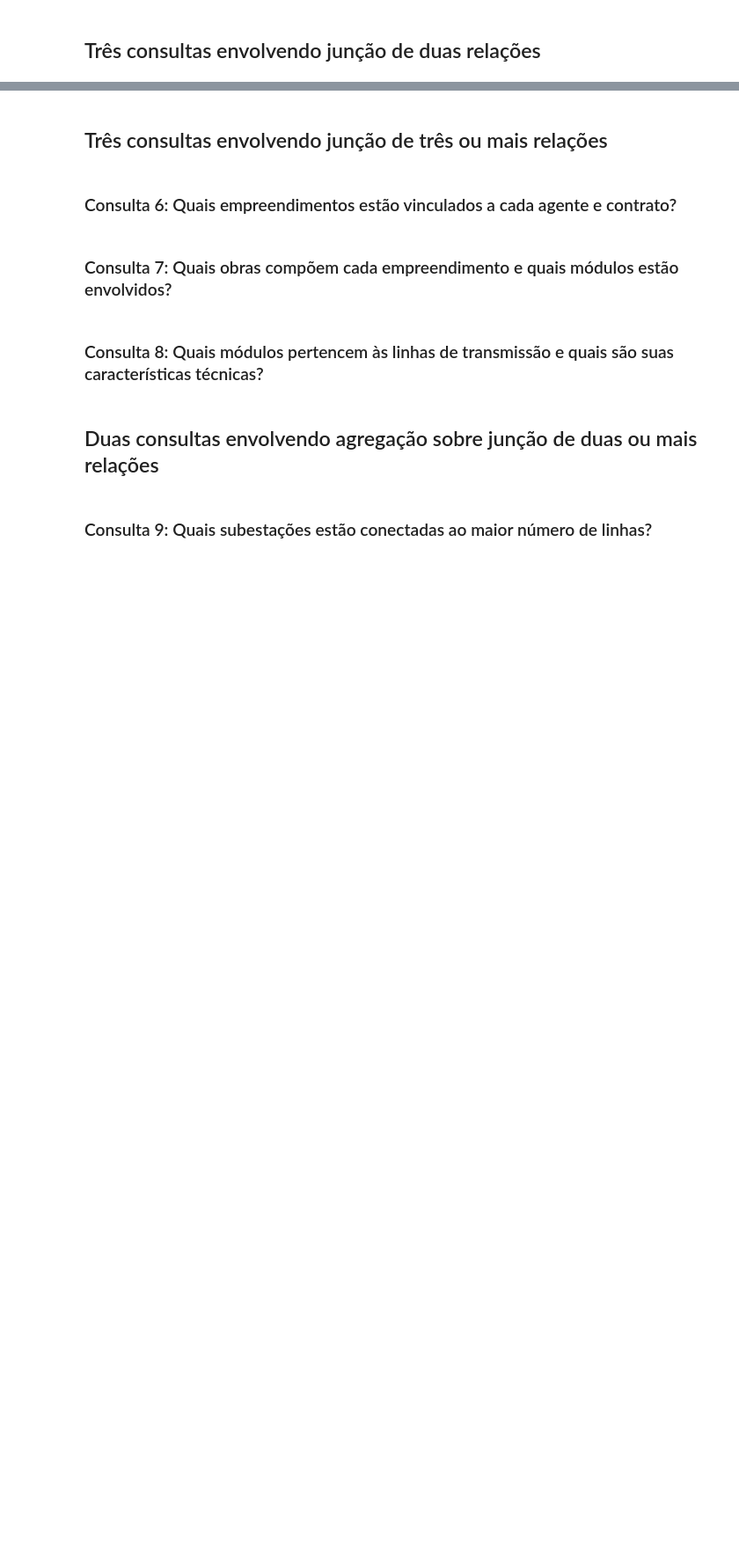
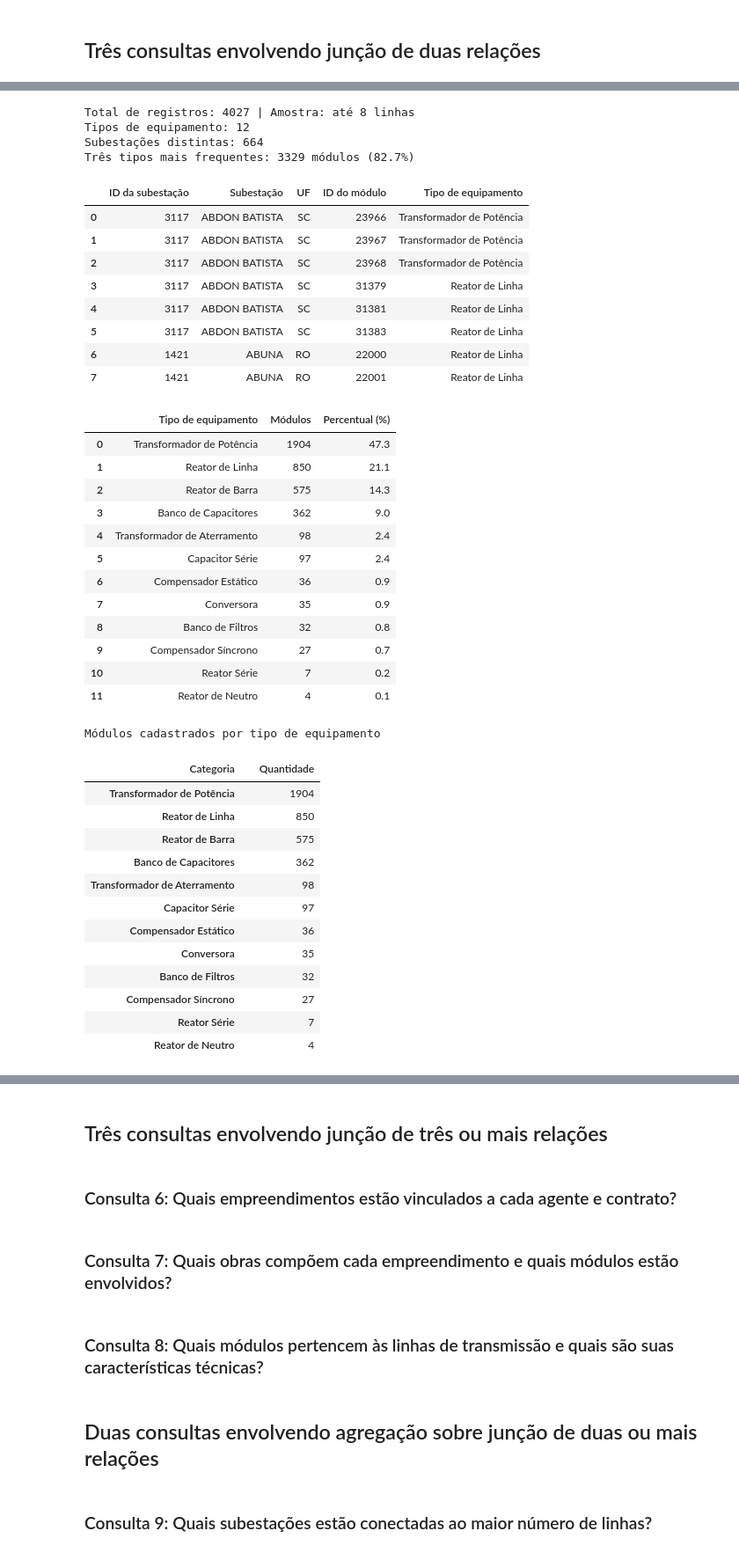
Before and after one commit to gabriellivalelia/TP2_IBD, a Jupyter notebook: tp2.ipynb, the cells around one changed output, grey strips where cells are left out. Shown at 88% size. Cells and saved outputs as stored; diff of their text form; code cells hidden in the pictures; blank space fills up the shorter version.

```diff
--- a/tp2.ipynb
+++ b/tp2.ipynb
@@ -973,0 +1222,67 @@ Saídas: /home/gabrielli/Documentos/UFMG/2026-2/Introdução a Banco de Dados/TP
+# %%
+sql = """
+SELECT s.IdeSbe AS "ID da subestação",
+       s.NomSubestacao AS "Subestação",
+       s.SigUFSubestacao AS "UF",
+       e.IdeMdl AS "ID do módulo",
+       e.DscTipEqp AS "Tipo de equipamento"
+FROM ModuloEquipamento AS e
+JOIN Subestacao AS s ON s.IdeSbe = e.IdeSbe
+ORDER BY s.NomSubestacao, s.IdeSbe, e.IdeMdl;
+"""
+resultado_5 = consultar(sql)
+
+print(f"Total de registros: {len(resultado_5)} | Amostra: até 8 linhas")
+with pd.option_context("display.max_colwidth", None):
+    display(resultado_5.head(8))
+
+contagem_tipos = resultado_5["Tipo de equipamento"].value_counts()
+resumo_tipos = contagem_tipos.rename_axis("Tipo de equipamento").reset_index(name="Módulos")
+resumo_tipos["Percentual (%)"] = (100 * resumo_tipos["Módulos"] / len(resultado_5)).round(1)
+print(f"Tipos de equipamento: {len(contagem_tipos)}")
+print(f"Subestações distintas: {resultado_5['ID da subestação'].nunique()}")
+print(f"Três tipos mais frequentes: {contagem_tipos.head(3).sum()} módulos "
+      f"({100 * contagem_tipos.head(3).sum() / len(resultado_5):.1f}%)")
+display(resumo_tipos)
+grafico_barras(contagem_tipos, "Módulos cadastrados por tipo de equipamento")
+# %% [output]
+Total de registros: 4027 | Amostra: até 8 linhas
+Tipos de equipamento: 12
+Subestações distintas: 664
+Três tipos mais frequentes: 3329 módulos (82.7%)
+|  | ID da subestação | Subestação | UF | ID do módulo | Tipo de equipamento |
+| 0 | 3117 | ABDON BATISTA | SC | 23966 | Transformador de Potência |
+| 1 | 3117 | ABDON BATISTA | SC | 23967 | Transformador de Potência |
+| 2 | 3117 | ABDON BATISTA | SC | 23968 | Transformador de Potência |
+| 3 | 3117 | ABDON BATISTA | SC | 31379 | Reator de Linha |
+| 4 | 3117 | ABDON BATISTA | SC | 31381 | Reator de Linha |
+| 5 | 3117 | ABDON BATISTA | SC | 31383 | Reator de Linha |
+| 6 | 1421 | ABUNA | RO | 22000 | Reator de Linha |
+| 7 | 1421 | ABUNA | RO | 22001 | Reator de Linha |
+|  | Tipo de equipamento | Módulos | Percentual (%) |
+| 0 | Transformador de Potência | 1904 | 47.3 |
+| 1 | Reator de Linha | 850 | 21.1 |
+| 2 | Reator de Barra | 575 | 14.3 |
+| 3 | Banco de Capacitores | 362 | 9.0 |
+| 4 | Transformador de Aterramento | 98 | 2.4 |
+| 5 | Capacitor Série | 97 | 2.4 |
+| 6 | Compensador Estático | 36 | 0.9 |
+| 7 | Conversora | 35 | 0.9 |
+| 8 | Banco de Filtros | 32 | 0.8 |
+| 9 | Compensador Síncrono | 27 | 0.7 |
+| 10 | Reator Série | 7 | 0.2 |
+| 11 | Reator de Neutro | 4 | 0.1 |
+Módulos cadastrados por tipo de equipamento
+| Categoria |  | Quantidade |
+| Transformador de Potência |  | 1904 |
+| Reator de Linha |  | 850 |
+| Reator de Barra |  | 575 |
+| Banco de Capacitores |  | 362 |
+| Transformador de Aterramento |  | 98 |
+| Capacitor Série |  | 97 |
+| Compensador Estático |  | 36 |
+| Conversora |  | 35 |
+| Banco de Filtros |  | 32 |
+| Compensador Síncrono |  | 27 |
+| Reator Série |  | 7 |
+| Reator de Neutro |  | 4 |
```
Also changed, not shown: parts of 15 cells of this notebook.
